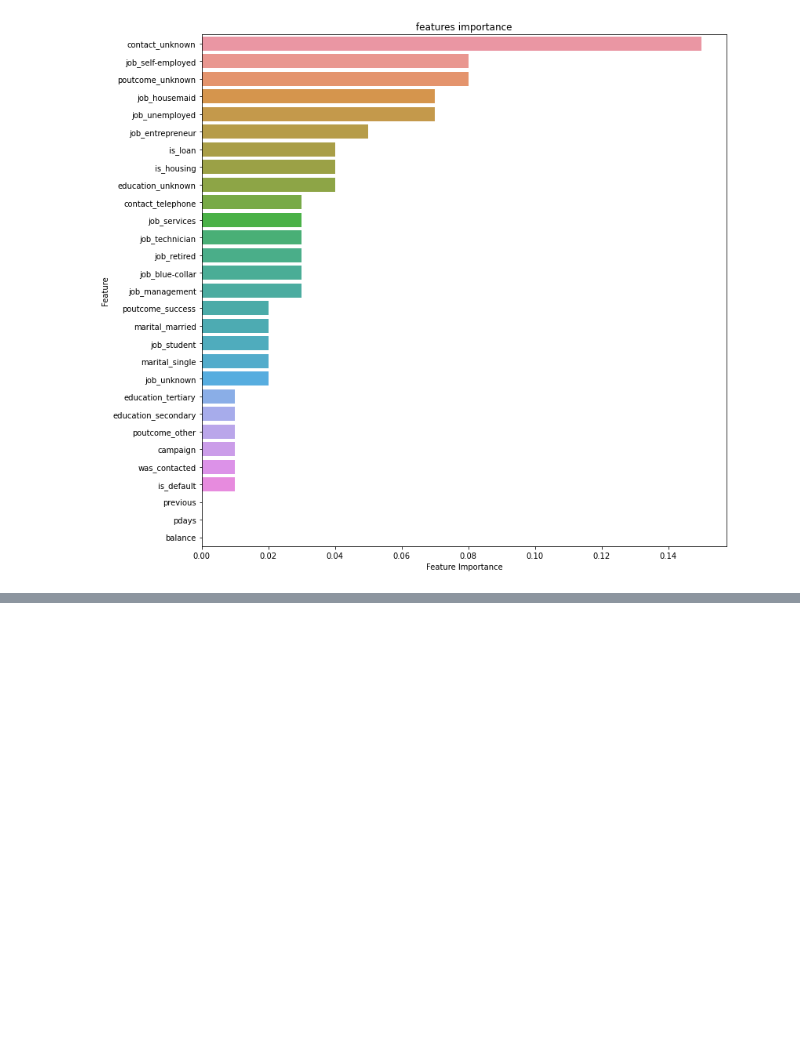
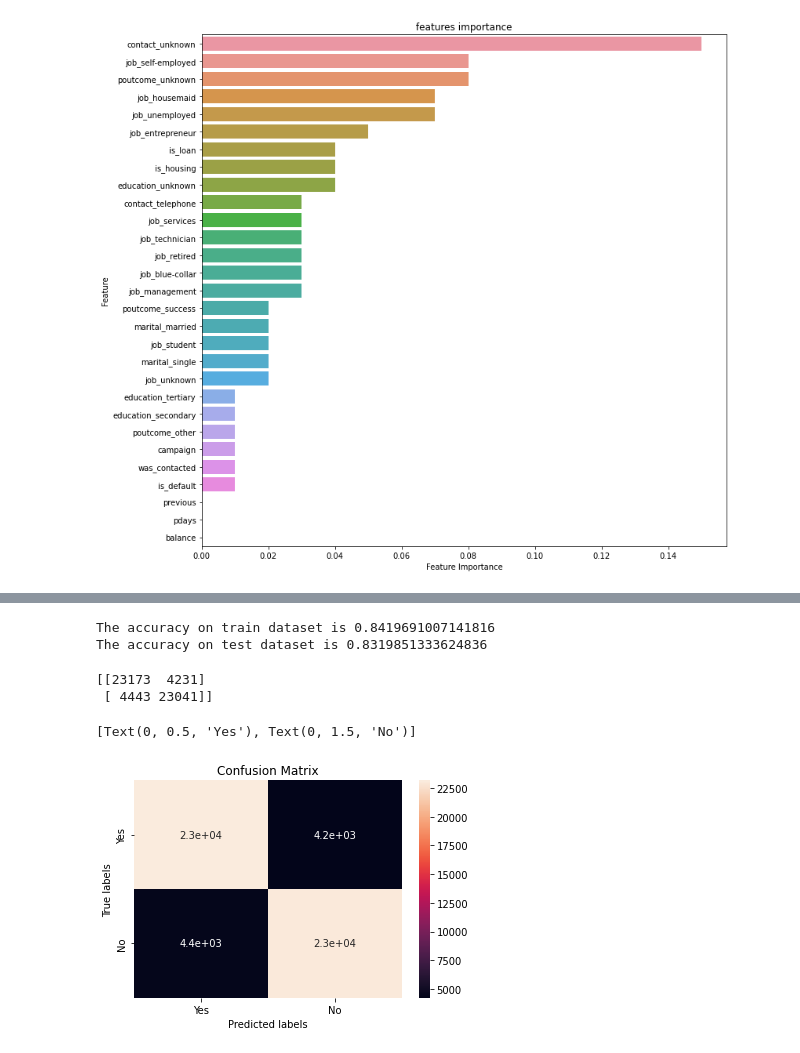
Before and after one commit to saqquib/Bank-Marketing-Effectiveness-Prediction, a Jupyter notebook: Bank_Marketing_Effectiveness_Prediction_Capstone_Project.ipynb, the cells around one changed output, grey strips where cells are left out. Saved outputs shown, nothing was run; the diff lists cells and outputs as text; code cells hidden in the pictures; blank space fills up the shorter version.

```diff
--- a/Bank_Marketing_Effectiveness_Prediction_Capstone_Project.ipynb
+++ b/Bank_Marketing_Effectiveness_Prediction_Capstone_Project.ipynb
@@ -1586,0 +1692,12 @@ sns.barplot(x='Feature Importance',y="Feature", data=fim_gb_df)
+# %%
+#Hyperprarameter tuning using GridSearchCV
+from sklearn.model_selection import GridSearchCV
+dec_tree_grid = DecisionTreeClassifier()
+parameters = {
+                'max_depth' : [4,6,8,10],
+              'min_samples_split' : [10,20,30,40,50],
+              'min_samples_leaf' : [10,15,20]
+
+}
+dec_tree_grid = GridSearchCV(dec_tree_grid, parameters, scoring='roc_auc', cv=5,verbose=2)
+dec_tree_grid.fit(X_train,y_train)
@@ -1586,0 +1727,38 @@ sns.barplot(x='Feature Importance',y="Feature", data=fim_gb_df)
+# %%
+dec_tree_optimal_model = dec_tree_grid.best_estimator_
+# %%
+# Making predictions on train and test data
+
+train_class_preds = dec_tree_optimal_model.predict(X_train)
+test_class_preds = dec_tree_optimal_model.predict(X_test)
+# %%
+# Calculating accuracy on train and test
+dec_tree_train_accuracy = accuracy_score(y_train,train_class_preds)
+dec_tree_test_accuracy = accuracy_score(y_test,test_class_preds)
+
+print("The accuracy on train dataset is", dec_tree_train_accuracy)
+print("The accuracy on test dataset is", dec_tree_test_accuracy)
+# %% [output]
+The accuracy on train dataset is 0.8419691007141816
+The accuracy on test dataset is 0.8319851333624836
+# %%
+# Confusion matrix for train
+
+labels = ['Yes', 'No']
+cm = confusion_matrix(y_train, train_class_preds)
+print(cm)
+
+ax= plt.subplot()
+sns.heatmap(cm, annot=True, ax = ax)
+
+# labels, title and ticks
+ax.set_xlabel('Predicted labels')
+ax.set_ylabel('True labels')
+ax.set_title('Confusion Matrix')
+ax.xaxis.set_ticklabels(labels)
+ax.yaxis.set_ticklabels(labels)
+# %% [output]
+[[23173  4231]
+ [ 4443 23041]]
+[Text(0, 0.5, 'Yes'), Text(0, 1.5, 'No')]
+[figure, added]
```
Also changed, not shown: parts of 22 cells of this notebook.
